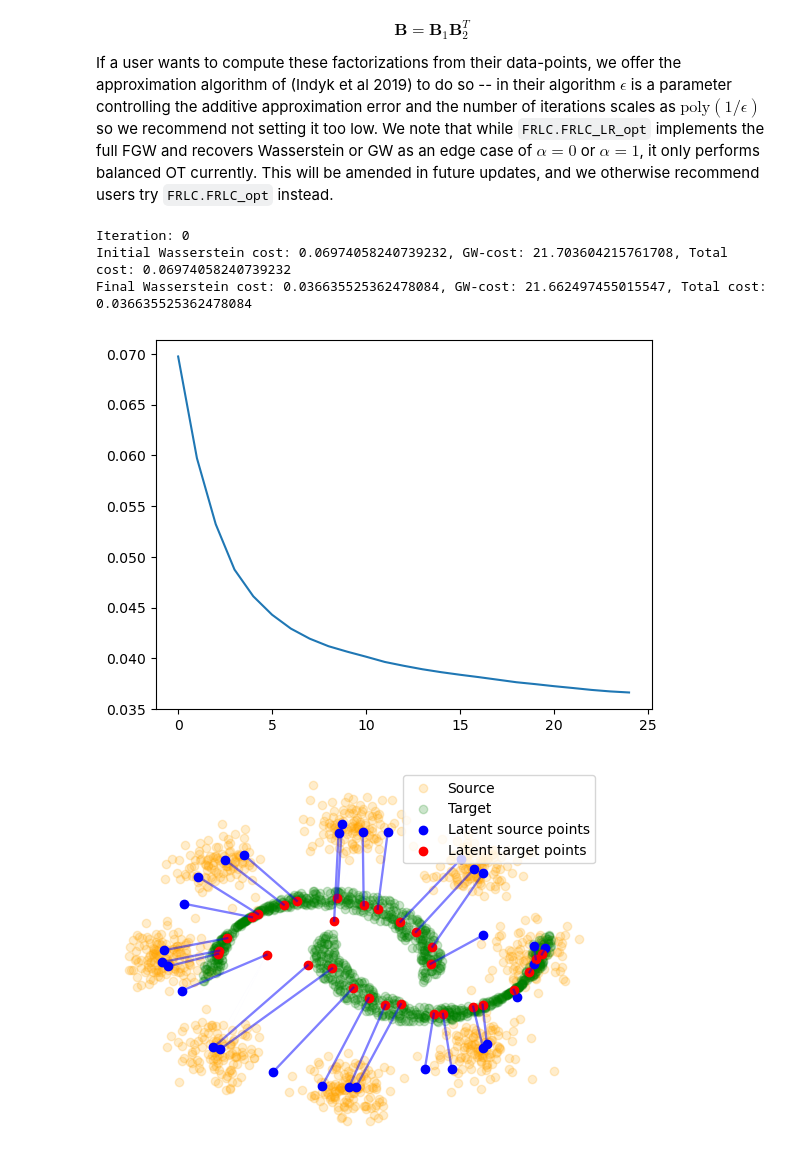
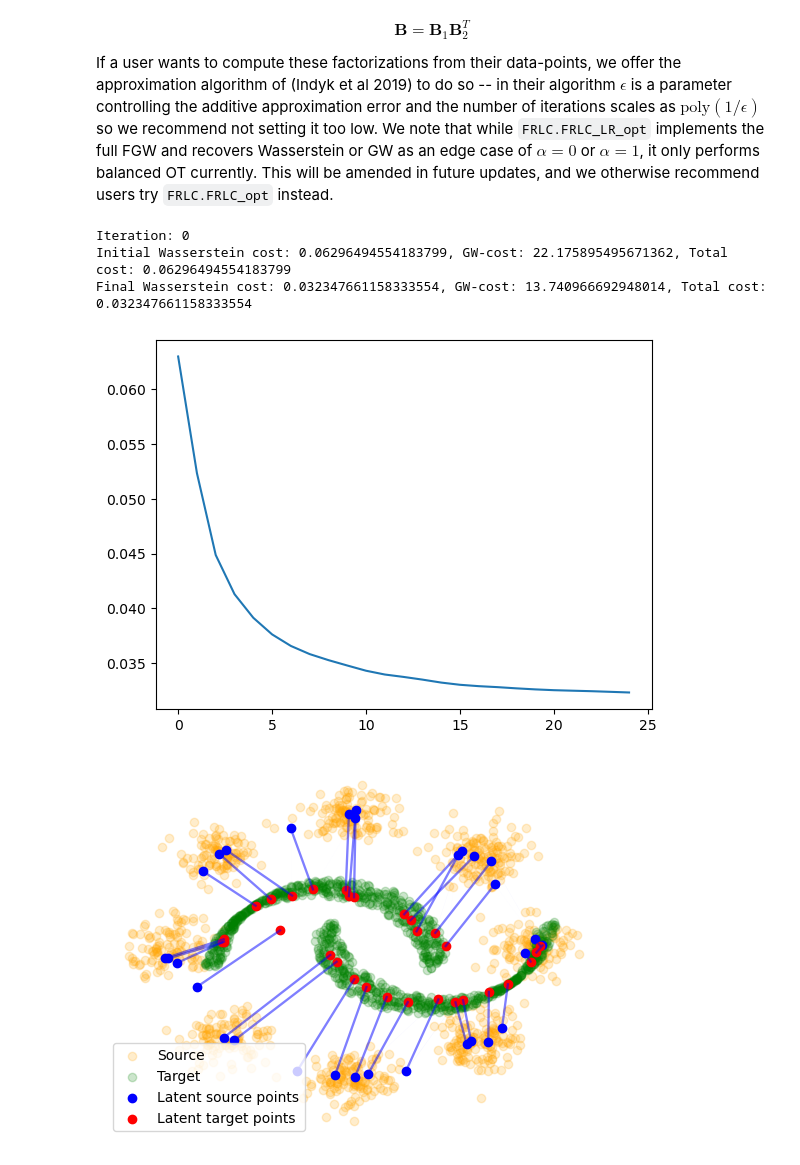
Before and after one commit to raphael-group/FRLC, a Jupyter notebook: notebooks/FRLC_demo.ipynb, the cells around one changed output. Saved outputs shown, nothing was run; the diff lists cells and outputs as text; code cells hidden in the pictures.

```diff
--- a/notebooks/FRLC_demo.ipynb
+++ b/notebooks/FRLC_demo.ipynb
@@ -137,9 +179,12 @@ $$\mathbf{B} = \mathbf{B}_{1} \mathbf{B}_{2}^{T}$$
 
 If a user wants to compute these factorizations from their data-points, we offer the approximation algorithm of (Indyk et al 2019) to do so -- in their algorithm $\epsilon$ is a parameter controlling the additive approximation error and the number of iterations scales as $\mathrm{poly}(1/\epsilon)$ so we recommend not setting it too low. We note that while <tt>` FRLC.FRLC_LR_opt `</tt> implements the full FGW and recovers Wasserstein or GW as an edge case of $\alpha = 0$ or $\alpha = 1$, it only performs balanced OT currently. This will be amended in future updates, and we otherwise recommend users try <tt>` FRLC.FRLC_opt `</tt> instead.
 # %%
-C1, C2 = util.low_rank_distance_factorization(_x0, _x1, r=60, eps=0.02, device=device, dtype=torch.float64)
-A1, A2 = util.low_rank_distance_factorization(_x0, _x0, r=60, eps=0.02, device=device, dtype=torch.float64)
-B1, B2 = util.low_rank_distance_factorization(_x0, _x0, r=60, eps=0.02, device=device, dtype=torch.float64)
+C1, C2 = util.low_rank_distance_factorization(torch.tensor(x0).to(device), torch.tensor(x1).to(device),
+                                              r=60, eps=0.02, device=device, dtype=torch.float64)
+A1, A2 = util.low_rank_distance_factorization(torch.tensor(x0).to(device), torch.tensor(x0).to(device),
+                                              r=60, eps=0.02, device=device, dtype=torch.float64)
+B1, B2 = util.low_rank_distance_factorization(torch.tensor(x1).to(device), torch.tensor(x1).to(device),
+                                              r=60, eps=0.02, device=device, dtype=torch.float64)
 
 # Normalize by max value
 c = (C1 @ C2).max()**1/2
@@ -149,17 +194,20 @@ C_factors, A_factors, B_factors = (C1, C2), (A1, A2), (B1, B2)
 # %%
 import importlib
 import objective_grad
 importlib.reload(FRLC)
 importlib.reload(objective_grad)
 
 Q, R, T, errs = FRLC.FRLC_LR_opt(C_factors, A_factors, B_factors, device=device, r=30, r2=30, \
-                               max_iter=100)
+                               max_iter=300)
+
+Q,R,T = Q.cpu(),R.cpu(),T.cpu()
+_x0, _x1 = x0.double(), x1.double()
 
 Q_barycenters, R_barycenters = util.LC_proj(_x0, _x1, Q, R)
 plotting.plot_pts(_x0, _x1, Q_barycenters, R_barycenters, T, scale=50, file_handle="twomoons_LC_proj.svg")
 # %% [output]
 Iteration: 0
-Initial Wasserstein cost: 0.06974058240739232, GW-cost: 21.703604215761708, Total cost: 0.06974058240739232
-Final Wasserstein cost: 0.036635525362478084, GW-cost: 21.662497455015547, Total cost: 0.036635525362478084
+Initial Wasserstein cost: 0.06296494554183799, GW-cost: 22.175895495671362, Total cost: 0.06296494554183799
+Final Wasserstein cost: 0.032347661158333554, GW-cost: 13.740966692948014, Total cost: 0.032347661158333554
-[figure, old version]
+[figure, new version]
-[figure, old version]
+[figure, new version]
```
Also changed, not shown: parts of 6 cells of this notebook, 1 other file.
